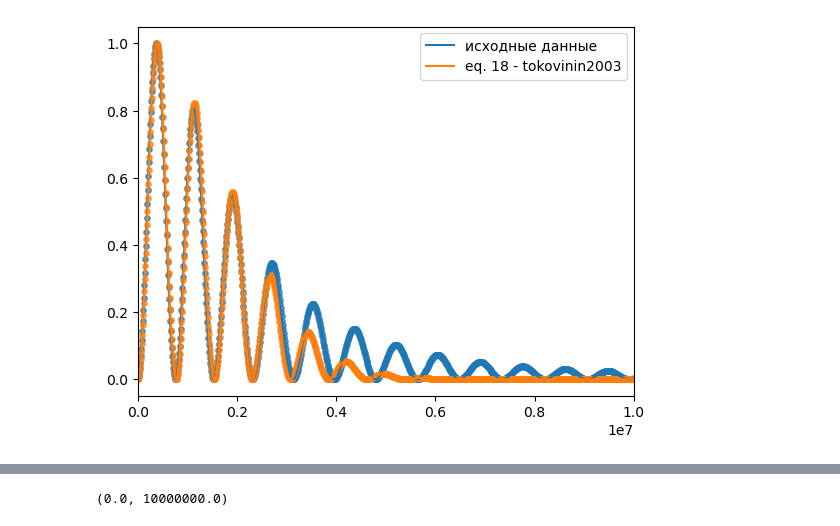
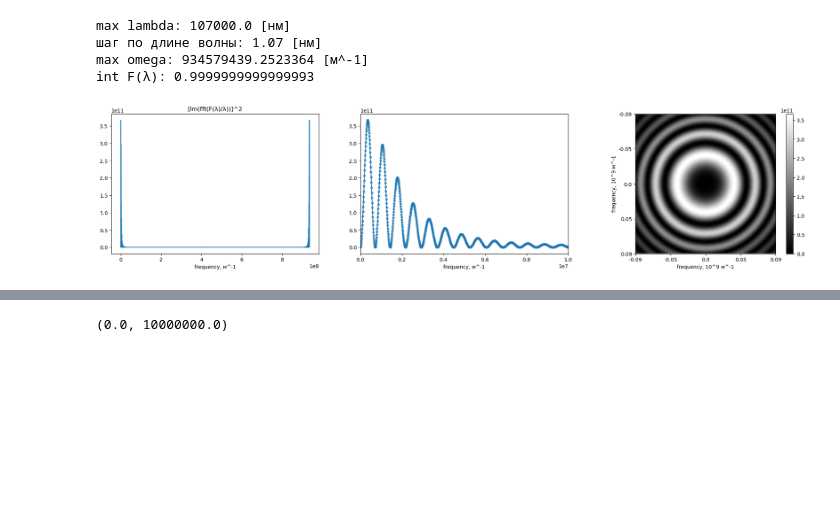
Before and after one commit to AntonMate/domecam, a Jupyter notebook: ResponseFunc.ipynb, the cells around one changed output, grey strips where cells are left out. Cells and saved outputs as stored; diff of their text form; code cells hidden in the pictures; blank space fills up the shorter version.

```diff
--- a/ResponseFunc.ipynb
+++ b/ResponseFunc.ipynb
@@ -161,12 +67,67 @@ ax3.set_xlim(xmin = 0*pow(10,9))
-# %%
-plt.figure()
-plt.scatter(np.linspace(0, omega_lambdas_scale, k), res_fft/np.max(res_fft), alpha=0.7, s=15)
-plt.plot(np.linspace(0, omega_lambdas_scale, k), res_fft/np.max(res_fft), label='исходные данные')
-plt.scatter(np.linspace(0, omega_lambdas_scale, k), F_fft2/np.max(F_fft2), alpha=0.7, s=15)
-plt.plot(np.linspace(0, omega_lambdas_scale, k), F_fft2/np.max(F_fft2), label='eq. 18 - tokovinin2003')
-plt.xlim(xmax = 0.1*pow(10, 8))
-plt.xlim(xmin = 0*pow(10,8))
-plt.legend()
-plt.savefig('C:/astro/1.png', bbox_inches='tight')
-# %% [output]
-[figure, removed]
+# %%
+coeff = 100
+k = 1000*coeff
+max_lambda = tmp_max*coeff
+print('max lambda:', max_lambda, '[нм]')
+print('шаг по длине волны:', max_lambda/k, '[нм]')
+lambdas = np.linspace(0, max_lambda, k) * pow(10, -9) # [м]
+
+interpolate_df = np.interp(lambdas, X1, Y1)
+interpolate_ccd = np.interp(lambdas, X2, Y2)
+interpolate_a05 = np.interp(lambdas, X3, Y3)
+result = interpolate_df * interpolate_ccd * interpolate_a05
+
+result = result/np.sum(result) # нормировка функции спектрального отклика
+
+delta_lambdas = (max_lambda / len(lambdas)) * pow(10, -9) # период дискредизации, шаг по частоте [м]
+omega_lambdas_scale = 1 / (delta_lambdas) # максимальное значение по частоте, [м^-1]
+print('max omega:', omega_lambdas_scale, '[м^-1]')
+res_fft = pow((np.imag(np.fft.fft(result/lambdas))), 2)
+
+z = 2000 # дистанция распространения, [м]
+nx = 512 # размер окна, [n_pix]
+D = 2.5 # диаметр телескопа, [м]
+D_pix = 228 # диаметр телескопа в пикселях, [n_pix]
+delta = D/D_pix # шаг субапертуры, период дискретизации (то, насколько одно значение отстает от следующего) [м]
+f_scale = 1/(delta*nx) # шаг по частоте, [м^-1]
+
+xx, yy = np.meshgrid(np.linspace(-nx//2, nx//2-1, nx), np.linspace(-nx//2, nx//2-1, nx))
+xx_scale = f_scale * xx
+yy_scale = f_scale * yy
+f_abs = np.sqrt(pow(xx_scale, 2) + pow(yy_scale, 2))
+
+omega = 0.5 * z * pow(f_abs, 2) # аргумент, шаг по частоте, [м^-1]
+omega = np.ravel(omega)
+omega_new = np.interp(omega, np.linspace(0, omega_lambdas_scale, k), res_fft)
+omega_new = np.resize(omega_new, (nx, nx))
+
+
+fig, (ax1, ax2, ax3) = plt.subplots(1, 3, figsize=(25, 5))
+
+ax1.plot(np.linspace(0, omega_lambdas_scale, k), res_fft)
+ax1.set_title('[Im(fft(F(λ)/λ))]^2')
+ax1.set_xlabel('frequency, м^-1')
+
+ax2.scatter(np.linspace(0, omega_lambdas_scale, k), res_fft, alpha=0.7, s=15)
+ax2.plot(np.linspace(0, omega_lambdas_scale, k), res_fft)
+ax2.set_xlim(xmax = 0.1*pow(10, 8))
+ax2.set_xlim(xmin = 0*pow(10,8))
+ax2.set_xlabel('frequency, м^-1')
+
+fig.colorbar(ax3.imshow(omega_new, cmap='gray'), ax=ax3)
+ax3.grid(False)
+x = np.round(pow(10, -9) * omega_lambdas_scale/10 * np.linspace(-omega_new.shape[0]//2, omega_new.shape[0]//2, 5) / 256, 2)
+ax3.set_xticks(np.linspace(0, omega_new.shape[1], 5))
+ax3.set_yticks(np.linspace(0, omega_new.shape[0], 5))
+ax3.set_xticklabels(x)
+ax3.set_yticklabels(x)
+ax3.set_xlabel('frequency, 10^9 м^-1')
+ax3.set_ylabel('frequency, 10^9 м^-1')
+
+print(' ')
+# %% [output]
+max lambda: 107000.0 [нм]
+шаг по длине волны: 1.07 [нм]
+max omega: 934579439.2523364 [м^-1]
+int F(λ): 0.9999999999999993
+[figure, added]
```
Also changed, not shown: parts of 4 cells of this notebook.
